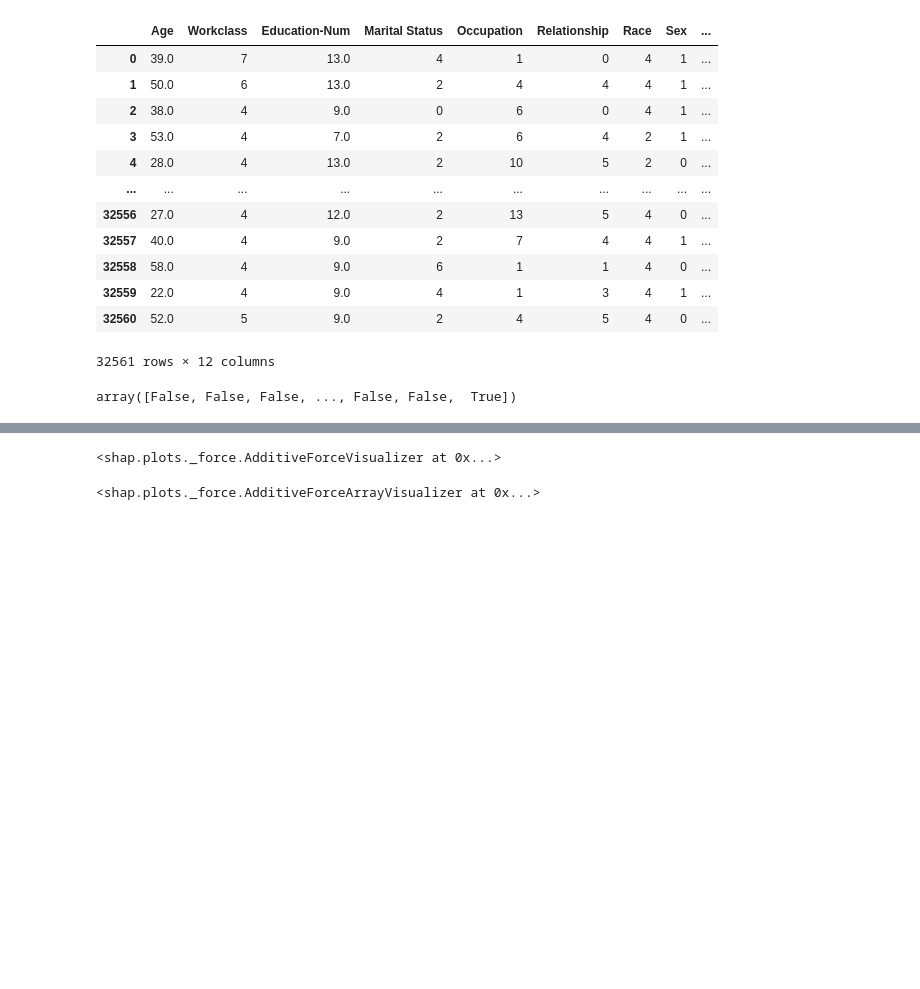
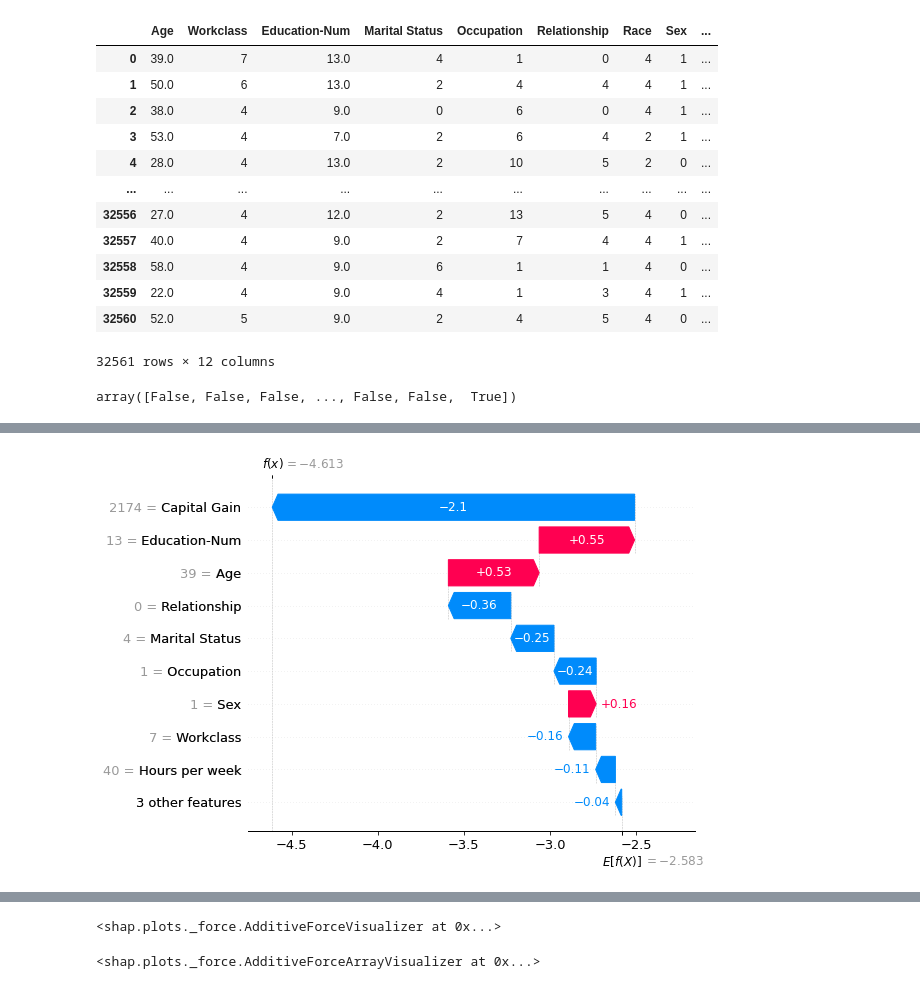
Before and after one commit to vochicong/kowaza, a Jupyter notebook: 01_shap.ipynb, the cells around one changed output, grey strips where cells are left out. Saved outputs shown, nothing was run; the diff lists cells and outputs as text; code cells hidden in the pictures; blank space fills up the shorter version.

```diff
--- a/01_shap.ipynb
+++ b/01_shap.ipynb
@@ -68,6 +83,8 @@ import shap
 
 
 class Shap:
+    """ Fit a model for X, y, then explain it using SHAP plots """
+
     def __init__(self, X, y, model, n_samples=1000):
         store_attr()
 
@@ -78,6 +95,7 @@ class Shap:
         self.shap_values = self.explainer(samples)
 
     def force_plot(self, n_plots=1):
+        """ Display a SHAP force plot """
         plot = shap.force_plot(
             self.explainer.expected_value,
             self.shap_values.values[:n_plots],
@@ -87,8 +105,25 @@ class Shap:
         return plot
 
     def waterfall_plot(self, id: int):
+        """ Display SHAP waterfall plot """
         plot = shap.plots.waterfall(self.shap_values[id])
         return plot
+
+    def bar_plot(self, id: int):
+        """ Display shap values in a bar plot """
+        import pandas as pd
+
+        df = pd.DataFrame(
+            dict(
+                shap=self.shap_values[id].values,
+                shap_abs=abs(self.shap_values[id].values),
+            ),
+            index=[
+                f"{v} = {n}" for n, v in zip(self.X.columns, self.shap_values[id].data)
+            ],
+        )
+        plot = df.sort_values("shap_abs", ascending=False).plot.bar(y="shap")
+        return plot
 # %%
 X, y = shap.datasets.adult()
 sh = Shap(X, y, model)
@@ -94,0 +138,4 @@ sh = Shap(X, y, model)
+# %%
+sh.waterfall_plot(id=0)
+# %% [output]
+[figure, added]
```
Also changed, not shown: parts of 9 cells of this notebook, 8 other files.
